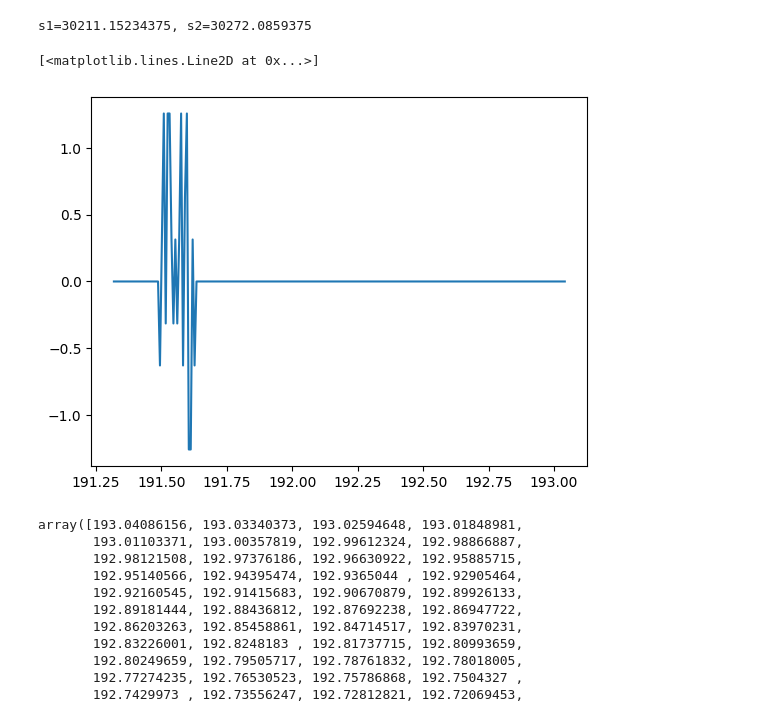
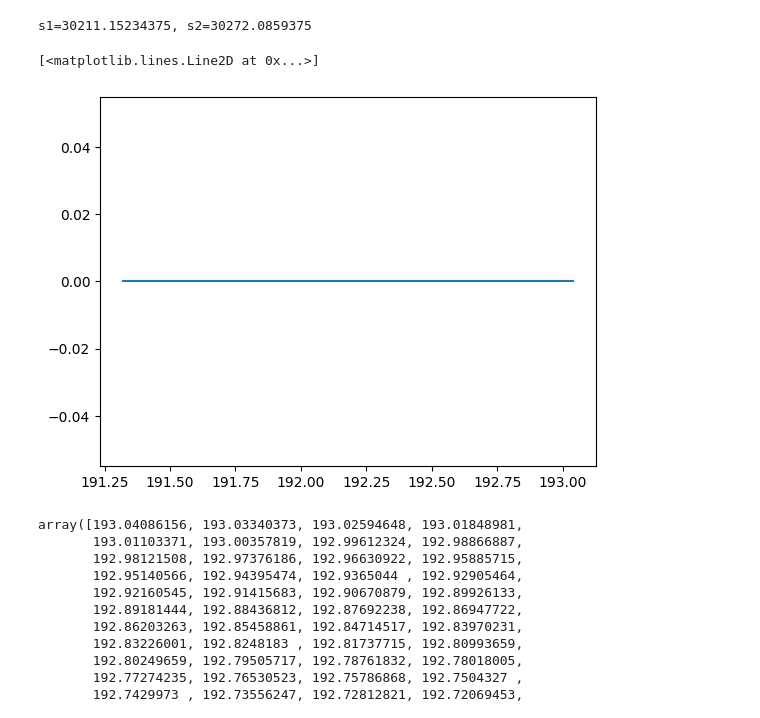
Before and after one commit to kester2015/KeckLFC-deploy, a Jupyter notebook: Notebooks/new_laptop_test.ipynb, the cells around one changed output. Saved outputs shown, nothing was run; the diff lists cells and outputs as text; code cells hidden in the pictures.

```diff
--- a/Notebooks/new_laptop_test.ipynb
+++ b/Notebooks/new_laptop_test.ipynb
@@ -479,7 +479,7 @@ def score_spectrum(osa,x,start_wl=1.6e-6,stop_wl=1.8e-6,hight_shreshold=-57):
     #x1=x[np.where((x>start_wl) & (x<stop_wl))]
     y1=y[np.where((x>start_wl) & (x<stop_wl))]
 
-    hight_shreshold=-54
+    hight_shreshold=-32
     peaks,_ = find_peaks(y1, height=hight_shreshold, distance=2, width=0.02e-9)
     num_peaks = len(peaks)
 
@@ -558,14 +558,14 @@ def optimize_phase_single_step(wsp,osa,x,x_hz,phase_array, step_size=0.1*2*np.pi
     phase_array[i] = original_phase + 1 * step_size
     phase_setting(wsp,x_hz,phase_array)
     new_score = score_spectrum(osa,x,start_wl,stop_wl)
-    if new_score > best_score+50:
+    if new_score > best_score+20:
         best_score = new_score
 
     else:
         phase_array[i] = original_phase - 1 * step_size
         phase_setting(wsp,x_hz,phase_array)
         new_score = score_spectrum(osa,x,start_wl,stop_wl)
-        if new_score > best_score+50:
+        if new_score > best_score+20:
             best_score = new_score
         else:
             phase_array[i] = original_phase
@@ -830,10 +887,10 @@ wsp.setBandPass(center=192.174,span=4)
 # %%
 
-i_start1=180
+i_start1=30
 iteration_now=0
 
 i_end1=len(phase_array_now)
-i_end1=210
+i_end1=60
 step_size=0.2*2*np.pi
 
 start_wl=1.7e-6
@@ -854,14 +911,7 @@ x=osa.get_Xdata('TRA')
 phase_setting(wsp,x_hz,phase_array_now)
 best_score_now = score_spectrum(osa,x,start_wl,stop_wl)
 
-range1= range(0,50)
-range2= range(50,150)
-range4= range(150,i_end1)
-
-
 for i in range(i_start1,i_end1):
-
-
     try:
         old_score=best_score_now
 
@@ -875,7 +925,7 @@ for i in range(i_start1,i_end1):
         time.sleep(15)
 # %%
 
-i_start1=120
+i_start1=30
 iteration_now=0
 group_num=10
 i_end1=len(phase_array_now)-group_num-1
@@ -956,12 +1015,12 @@ print(f's1={s1}, s2={s2}')
 # %% [output]
 s1=30211.15234375, s2=30272.0859375
 # %%
-phase_end=phase_record[3]
+phase_end=phase_record[-1]
 residual=phase_array_now-phase_end
 plt.plot(x_hz,residual)
 # %% [output]
 [<matplotlib.lines.Line2D at 0x...>]
-[figure, old version]
+[figure, new version]
 # %%
 x_hz
 # %% [output]
```
Also changed, not shown: parts of 12 cells of this notebook, 7 other files.
